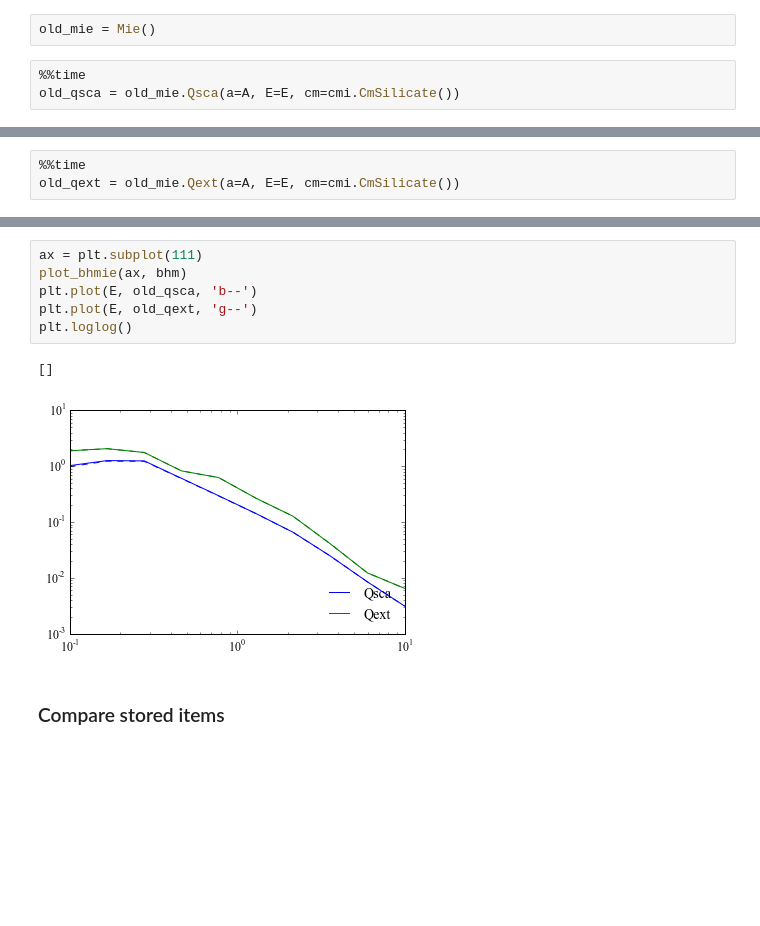
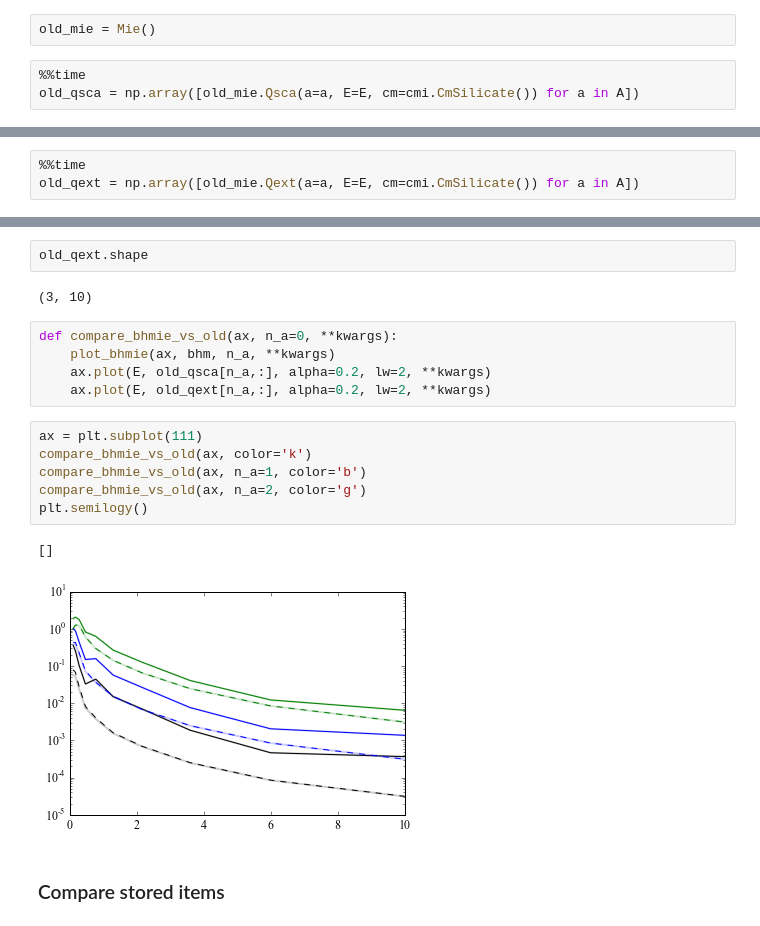
Before and after one commit to eblur/dust, a Jupyter notebook: examples/bhmie_vs_old.ipynb, the cells around one changed output, grey strips where cells are left out. Drawn from its saved outputs; the diff is of its cells as text; blank space fills up the shorter version.

```diff
--- a/examples/bhmie_vs_old.ipynb
+++ b/examples/bhmie_vs_old.ipynb
@@ -47,5 +54,5 @@ from astrodust.extinction.scatmodels import Mie
 old_mie = Mie()
 # %%
 %%time
-old_qsca = old_mie.Qsca(a=A, E=E, cm=cmi.CmSilicate())
+old_qsca = np.array([old_mie.Qsca(a=a, E=E, cm=cmi.CmSilicate()) for a in A])
 # %% [output]
@@ -55,4 +64,4 @@ Wall time: 2 s
 # %%
 %%time
-old_qext = old_mie.Qext(a=A, E=E, cm=cmi.CmSilicate())
+old_qext = np.array([old_mie.Qext(a=a, E=E, cm=cmi.CmSilicate()) for a in A])
 # %% [output]
@@ -62,12 +73,21 @@ Wall time: 2.2 s
-# %%
-ax = plt.subplot(111)
-plot_bhmie(ax, bhm)
-plt.plot(E, old_qsca, 'b--')
-plt.plot(E, old_qext, 'g--')
-plt.loglog()
-# %% [output]
-[]
-[figure, removed]
+# %%
+old_qext.shape
+# %% [output]
+(3, 10)
+# %%
+def compare_bhmie_vs_old(ax, n_a=0, **kwargs):
+    plot_bhmie(ax, bhm, n_a, **kwargs)
+    ax.plot(E, old_qsca[n_a,:], alpha=0.2, lw=2, **kwargs)
+    ax.plot(E, old_qext[n_a,:], alpha=0.2, lw=2, **kwargs)
+# %%
+ax = plt.subplot(111)
+compare_bhmie_vs_old(ax, color='k')
+compare_bhmie_vs_old(ax, n_a=1, color='b')
+compare_bhmie_vs_old(ax, n_a=2, color='g')
+plt.semilogy()
+# %% [output]
+[]
+[figure, added]
 # %% [markdown]
 ### Compare stored items
 # %%
```
Also changed, not shown: parts of 18 cells of this notebook.
